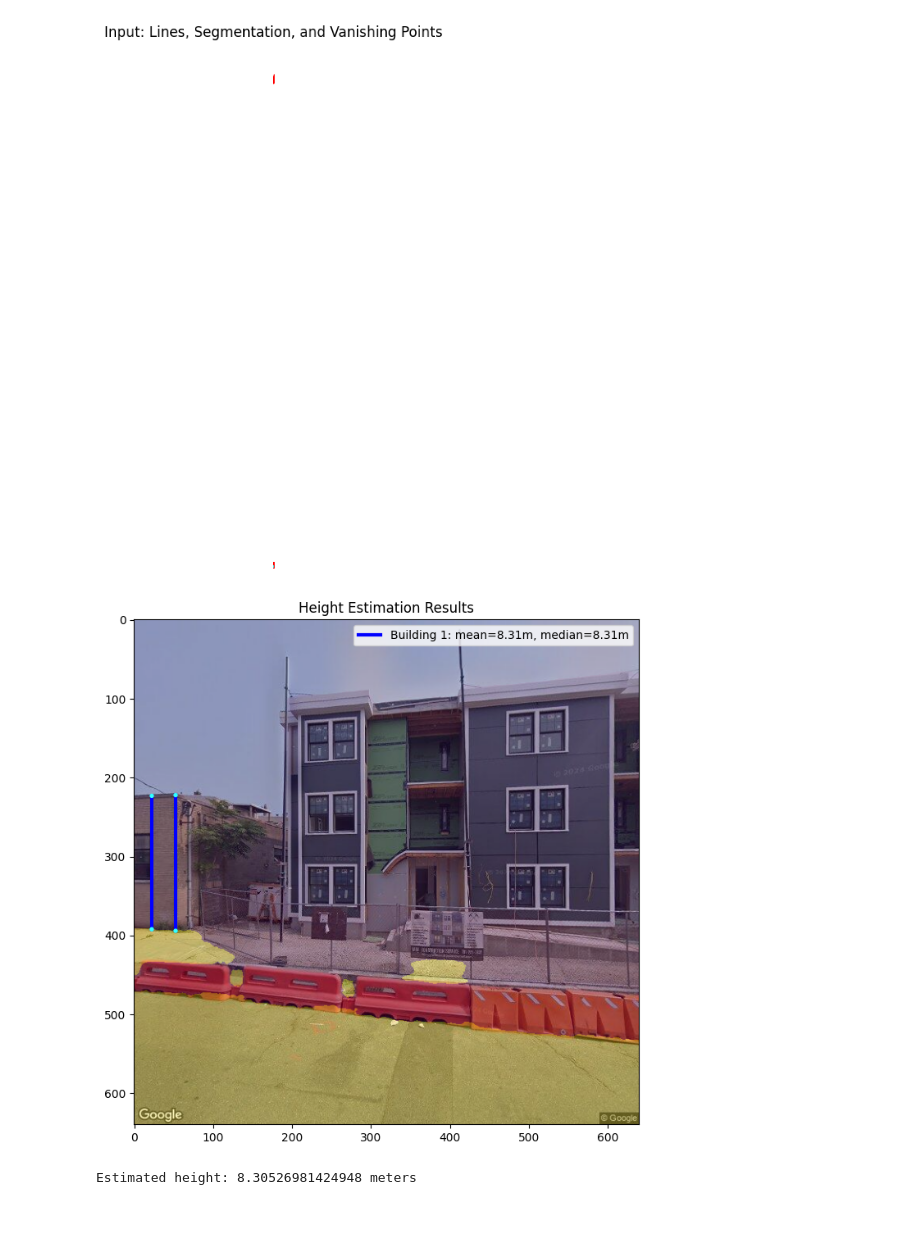
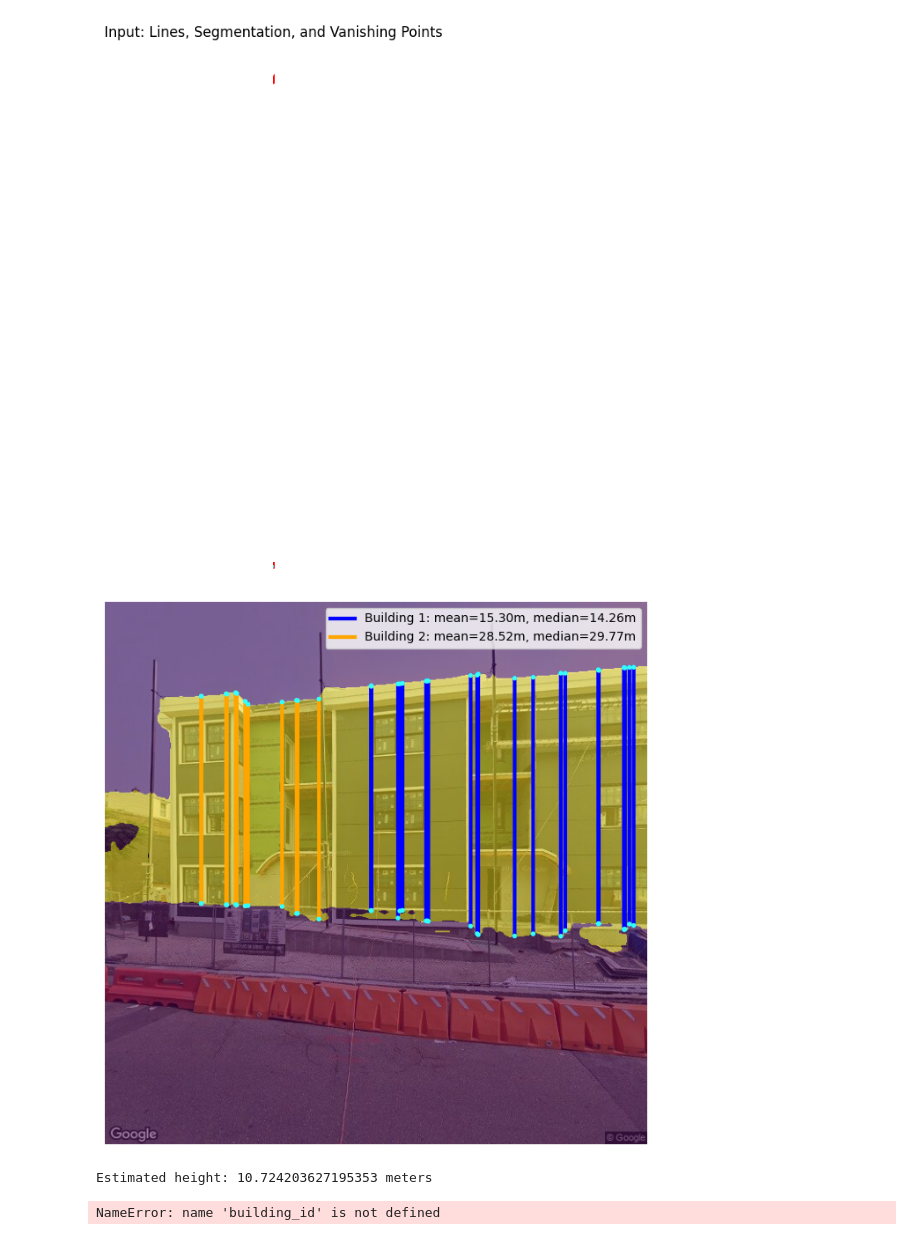
Before and after one commit to scalable-design-participation-lab/imageable, a Jupyter notebook: notebooks/demo_short.ipynb, the cells around one changed output. Saved outputs shown, nothing was run; the diff lists cells and outputs as text; code cells hidden in the pictures.

```diff
--- a/notebooks/demo_short.ipynb
+++ b/notebooks/demo_short.ipynb
@@ -2,7 +2,7 @@
 import warnings
 warnings.filterwarnings('ignore')
 # %%
-from imageable.features.height.building_height import HeightEstimationParameters, building_height_from_single_view
+from imageable._features.height.building_height import HeightEstimationParameters, building_height_from_single_view, corrected_height_from_single_view
 import geopandas as gpd
 
 
@@ -17,11 +17,11 @@ gsv_api_key = ""
 
 height_parameters = HeightEstimationParameters(
     gsv_api_key=gsv_api_key,
-    building_polygon=polygon,
+    footprint=polygon,
     verbose=True
 )
 
 #Estimate the height with a single function call
-height = building_height_from_single_view(height_parameters)
+height = corrected_height_from_single_view(height_parameters, building_id = "0", all_buildings = gdf["geometry"].to_list())
 print(f"\033[32mEstimated height: {height} meters\033[0m")
 # %% [output]
@@ -30,4 +30,40 @@ Predicted distance to street (meters): 12.953752517700195
 Checkpoint found in cache: /Users/legariapena.j/.cache/huggingface/hub/models--urilp4669--LCNN_Weights/snapshots/c6c07b7b538d8b7c16ca269b592677764c3ea6ca/190418-201834-f8934c6-lr4d10-312k.pth
 [figure]
-[figure, old version]
+[figure, new version]
-Estimated height: 8.30526981424948 meters
+Estimated height: 10.724203627195353 meters
+# %%
+from imageable._features.height.building_height import (
+    HeightEstimationParameters,
+    corrected_height_from_single_view,   # <-- the corrected version
+)
+import geopandas as gpd
+
+# Open the footprints
+file_path = "/Users/legariapena.j/Library/CloudStorage/GoogleDrive-legariapena.j@husky.neu.edu/My Drive/Phd_Northeastern/Semester_1/RA/imageable/notebooks/tests_data/random_sample_200.geojson"
+gdf = gpd.read_file(file_path)
+polygon = gdf["geometry"][building_id]
+all_boston_gdf = gpd.read_file("/Users/legariapena.j/Library/CloudStorage/GoogleDrive-legariapena.j@husky.neu.edu/Shared drives/Cool and Carbon Free Africa/Building Image Datasets/data/boston/footprints/boston_buildings.geojson")
+all_buildings = list(all_boston_gdf["geometry"])
+    # neighbors → spatial features
+building_id = 30
+polygon = all_boston_gdf["geometry"][building_id]
+
+gsv_api_key = ""
+
+height_parameters = HeightEstimationParameters(
+    gsv_api_key=gsv_api_key,
+    footprint=polygon,
+    verbose=True,
+)
+
+# Single call that ALSO applies the cluster height correction
+corrected = corrected_height_from_single_view(
+    height_estimation_parameters=height_parameters,
+    building_id=building_id,
+    all_buildings=all_buildings,
+    crs=str(gdf.crs),
+    verbose=True,
+)
+print(f"\033[32mCorrected height: {corrected} meters\033[0m")
+# %% [output]
+NameError: name 'building_id' is not defined
```
Also changed, not shown: parts of 1 cell of this notebook, 15 other files.
